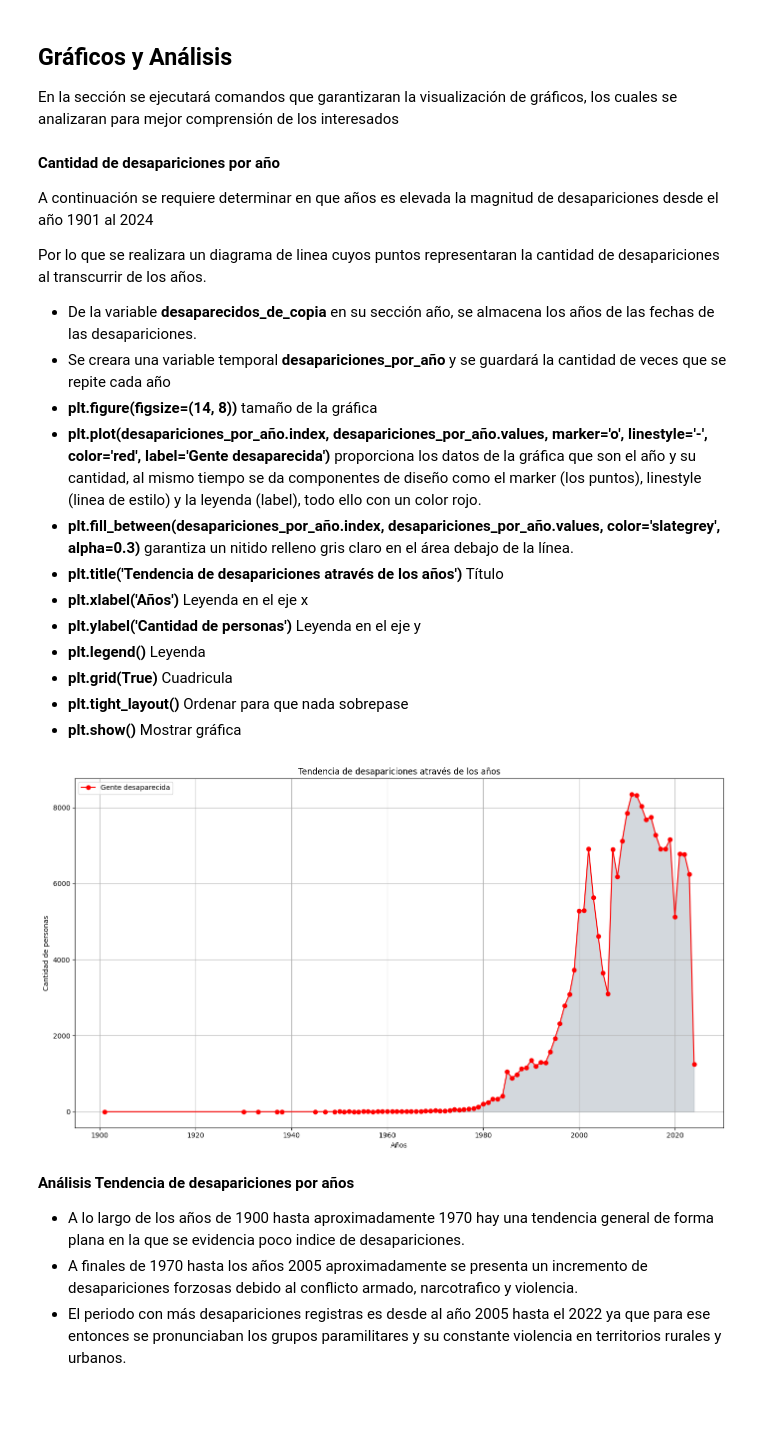
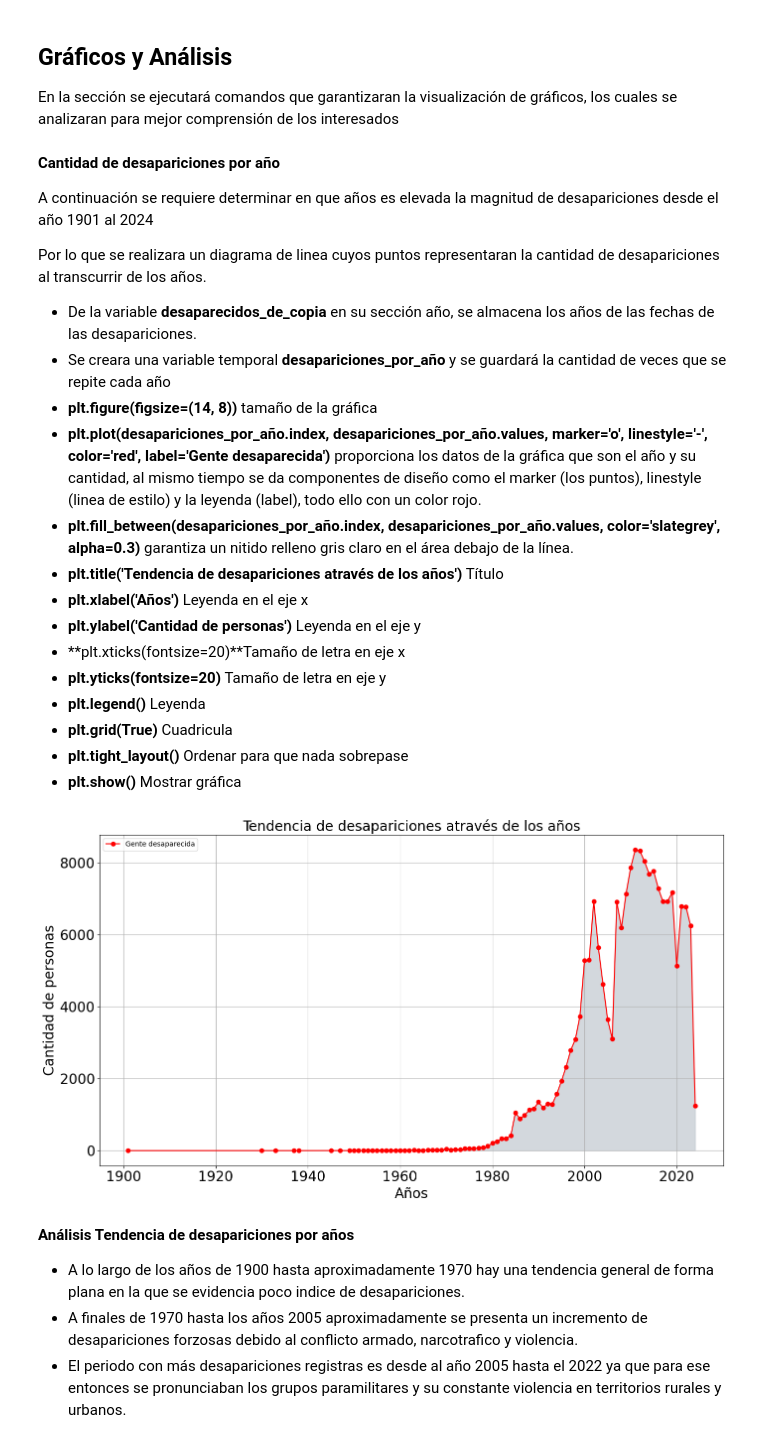
Before and after one commit to LinaBonillRincon/Analisis_Desaparecidos, a Jupyter notebook: Analisis_Desaparecidos.ipynb, the cells around one changed output. Saved outputs shown, nothing was run; the diff lists cells and outputs as text; code cells hidden in the pictures; blank space fills up the shorter version.

```diff
--- a/Analisis_Desaparecidos.ipynb
+++ b/Analisis_Desaparecidos.ipynb
@@ -468,6 +468,8 @@ Por lo que se realizara un diagrama de linea cuyos puntos representaran la canti
 - **plt.title('Tendencia de desapariciones através de los años')** Título
 - **plt.xlabel('Años')** Leyenda en el eje x
 - **plt.ylabel('Cantidad de personas')** Leyenda en el eje y
+- **plt.xticks(fontsize=20)**Tamaño de letra en eje x
+- **plt.yticks(fontsize=20)** Tamaño de letra en eje y
 - **plt.legend()** Leyenda
 - **plt.grid(True)** Cuadricula
 - **plt.tight_layout()** Ordenar para que nada sobrepase
@@ -475,20 +477,22 @@ Por lo que se realizara un diagrama de linea cuyos puntos representaran la canti
 # %%
 desaparecidos_df_copia['Año'] = desaparecidos_df_copia['Fecha_desaparición'].dt.year
 desapariciones_por_año = desaparecidos_df_copia['Año'].value_counts().sort_index()
 plt.figure(figsize=(14, 8)) #Tamaño de gráfica 14 ancho 8 largo
 plt.plot(desapariciones_por_año.index, desapariciones_por_año.values, marker='o', linestyle='-', color='red', label='Gente desaparecida')
 # marker el punto acorde a la tendencia
 plt.fill_between(desapariciones_por_año.index, desapariciones_por_año.values, color='slategrey', alpha=0.3)
 #Diseños
-plt.title('Tendencia de desapariciones através de los años') #Titulo
-plt.xlabel('Años') #Label x
-plt.ylabel('Cantidad de personas') #Label Y
+plt.title('Tendencia de desapariciones através de los años',fontsize=20) #Titulo
+plt.xlabel('Años',fontsize=20) #Label x
+plt.ylabel('Cantidad de personas',fontsize=20) #Label Y
+plt.xticks(fontsize=20)
+plt.yticks(fontsize=20)
 plt.legend() #Leyendas
 plt.grid(True)
 plt.tight_layout() #Orden
 plt.show() #Mostrar
 # %% [output]
-[figure, old version]
+[figure, new version]
 # %% [markdown]
 **Análisis Tendencia de desapariciones por años**
 
```
Also changed, not shown: parts of 21 cells of this notebook.
